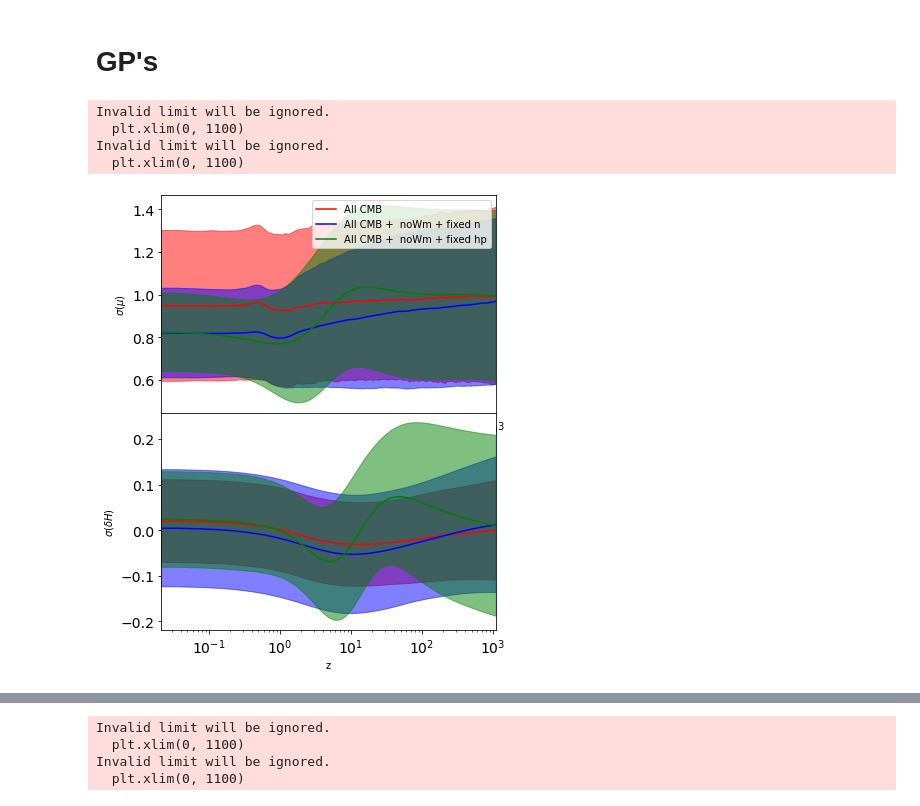
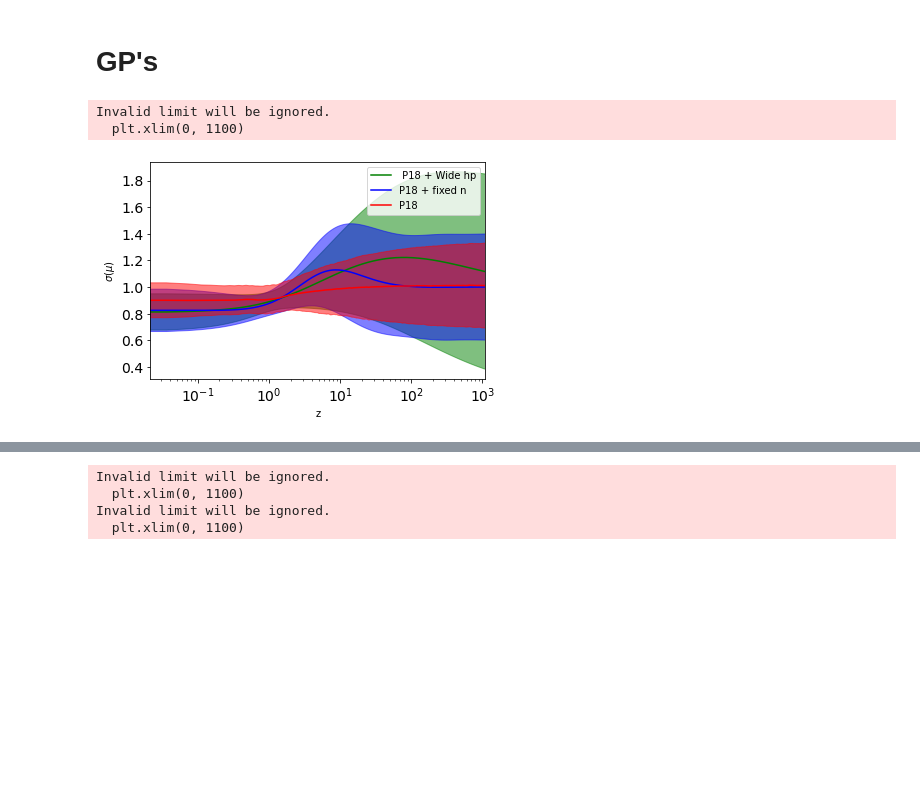
Before and after one commit to JaimeRZP/Growz, a Jupyter notebook: notebooks/plotting_Xi.ipynb, the cells around one changed output, grey strips where cells are left out. Cells and saved outputs as stored; diff of their text form; code cells hidden in the pictures; blank space fills up the shorter version.

```diff
--- a/notebooks/plotting_Xi.ipynb
+++ b/notebooks/plotting_Xi.ipynb
@@ -346,8 +346,10 @@ path = '/home/jaime/PhD/Growz/data/outputs/finals'
 H = np.load(os.path.join(path, 'All_CMB_Planck_95_2500_2500/samples.npz'))
 
 path = '/home/jaime/PhD/Growz/data/outputs/Xi/'
-path_hp = '/home/jaime/PhD/Growz/data/outputs/Xi_fixed_hp'
-Xi_P18_full = np.load(os.path.join(path,'All_gro_best_fit_Xi_P18_full_3000_7000/samples.npz'))
+path_hp = '/home/jaime/PhD/Growz/data/outputs/Xi_fixed_hp/'
+Xi_P18 = np.load(os.path.join(path,'All_gro_best_fit_Xi_P18_full_3000_7000/samples.npz'))
+Xi_P18_hp = np.load(os.path.join(path_hp,'All_gro_Xi_P18_full_3000_3000/samples.npz'))
+Xi_P18_widehp = np.load(os.path.join(path_hp,'All_gro_Xi_P18_full_widehp_3000_3000/samples.npz'))
 Xi_LCDM = np.load(os.path.join(path,'All_CMB_Planck_Xi_LCDM_3000_7000/samples.npz'))
 Xi_wCDM = np.load(os.path.join(path,'All_CMB_Planck_Xi_wCDM_3500_7000/samples.npz'))
 HXi = np.load(os.path.join(path,'All_CMB_Planck_Xi_H_3000_7000/samples.npz'))
@@ -759,7 +761,9 @@ g.export('/mnt/c/Users/Jaime/Desktop/PhD/beyond_gp_figures/triangle_Xi_H.pdf')
 # %% [markdown]
 # GP's
 # %%
-dXi_Xi_P18_full_m, dXi_Xi_P18_full_s = get_m_s(1+Xi_P18_full['DXiz'])
+dXi_Xi_P18_m, dXi_Xi_P18_s = get_m_s(1+Xi_P18['DXiz'])
+dXi_Xi_P18_hp_m, dXi_Xi_P18_hp_s = get_m_s(1+Xi_P18_hp['DXiz'])
+dXi_Xi_P18_widehp_m, dXi_Xi_P18_widehp_s = get_m_s(1+Xi_P18_widehp['DXiz'])
 dXi_Xi_LCDM_m, dXi_Xi_LCDM_s = get_m_s(1+Xi_LCDM['DXiz'])
 dXi_Xi_wCDM_m, dXi_Xi_wCDM_s = get_m_s(1+Xi_wCDM['DXiz'])
 dXi_HXi_m, dXi_HXi_s = get_m_s(1+HXi['DXiz'])
@@ -840,56 +844,29 @@ dHgp_DESI2n_HXi_m, dHgp_DESI2n_HXi_s = get_m_s(DESI2n_HXi['DHz'])
 dHgp_DESI5n_HXi_m, dHgp_DESI5n_HXi_s = get_m_s(DESI5n_HXi['DHz'])
 dHgp_DESI10n_HXi_m, dHgp_DESI10n_HXi_s = get_m_s(DESI10n_HXi['DHz'])
 # %%
-fig=plt.figure(figsize=(6,8))
-fig.subplots_adjust(hspace=0)
+plt.plot(z_arr,  dXi_Xi_P18_widehp_m, color ='g', label=' P18 + Wide hp')
+plt.fill_between(z_arr, dXi_Xi_P18_widehp_m+dXi_Xi_P18_widehp_s,
+                 dXi_Xi_P18_widehp_m-dXi_Xi_P18_widehp_s, color='g', alpha=.5)
 
-ax1 = plt.subplot(211)
-plt.plot(z_arr,  dXi_HXi_m, color ='r', label='All CMB')
-plt.fill_between(z_arr, dXi_HXi_m+dXi_HXi_s,
-                 dXi_HXi_m-dXi_HXi_s, color='r', alpha=.5)
-plt.plot(z_arr,  dXi_HXi_n_m, color ='b', label='All CMB +  noWm + fixed n')
-plt.fill_between(z_arr, dXi_HXi_n_m+dXi_HXi_n_s,
-                 dXi_HXi_n_m-dXi_HXi_n_s, color='b', alpha=.5)
-plt.plot(z_arr,  dXi_HXi_noWm_m, color ='g', label='All CMB +  noWm + fixed hp')
-plt.fill_between(z_arr, dXi_HXi_noWm_m+dXi_HXi_noWm_s,
-                 dXi_HXi_noWm_m-dXi_HXi_noWm_s, color='g', alpha=.5)
+plt.plot(z_arr,  dXi_Xi_P18_hp_m, color ='b', label='P18 + fixed n')
+plt.fill_between(z_arr, dXi_Xi_P18_hp_m+dXi_Xi_P18_hp_s,
+                 dXi_Xi_P18_hp_m-dXi_Xi_P18_hp_s, color='b', alpha=.5)
+
+plt.plot(z_arr,  dXi_Xi_P18_m, color ='r', label='P18')
+plt.fill_between(z_arr, dXi_Xi_P18_m+dXi_Xi_P18_s,
+                 dXi_Xi_P18_m-dXi_Xi_P18_s, color='r', alpha=.5)
 
 plt.xscale('log')
 #plt.yscale('log')
 plt.xlim(0, 1100)
 #plt.ylim(0., 0.5)
 plt.xlabel("z")
 plt.ylabel(r"$ \sigma( \mu)$")
 plt.legend();
 
 plt.xticks(fontsize=14)
 plt.yticks(fontsize=14);
-
-ax1 = plt.subplot(212)
-plt.plot(z_arr,  dHgp_HXi_m, color ='r', label='All CMB')
-plt.fill_between(z_arr, dHgp_HXi_m+dHgp_HXi_s,
-                 dHgp_HXi_m-dHgp_HXi_s, color='r', alpha=.5)
-plt.plot(z_arr,  dHgp_HXi_n_m, color ='b', label='All CMB +  noWm + fixed n')
-plt.fill_between(z_arr, dHgp_HXi_n_m+dHgp_HXi_n_s,
-                 dHgp_HXi_n_m-dHgp_HXi_n_s, color='b', alpha=.5)
-plt.plot(z_arr,  dHgp_HXi_noWm_m, color ='g', label='All CMB +  noWm + fixed hp')
-plt.fill_between(z_arr, dHgp_HXi_noWm_m+dHgp_HXi_noWm_s,
-                 dHgp_HXi_noWm_m-dHgp_HXi_noWm_s, color='g', alpha=.5)
-
-
-plt.xscale('log')
-#plt.yscale('log')
-plt.xlim(0, 1100)
-#plt.ylim(0., 0.12)
-plt.xlabel("z")
-plt.ylabel(r"$ \sigma(\delta H)$")
-#plt.legend();
-
-plt.xticks(fontsize=14)
-plt.yticks(fontsize=14);
 # %% [output]
 Invalid limit will be ignored.
   plt.xlim(0, 1100)
-Invalid limit will be ignored.
-  plt.xlim(0, 1100)
-[figure, old version]
+[figure, new version]
```
Also changed, not shown: parts of 3 cells of this notebook, 4 other files.
